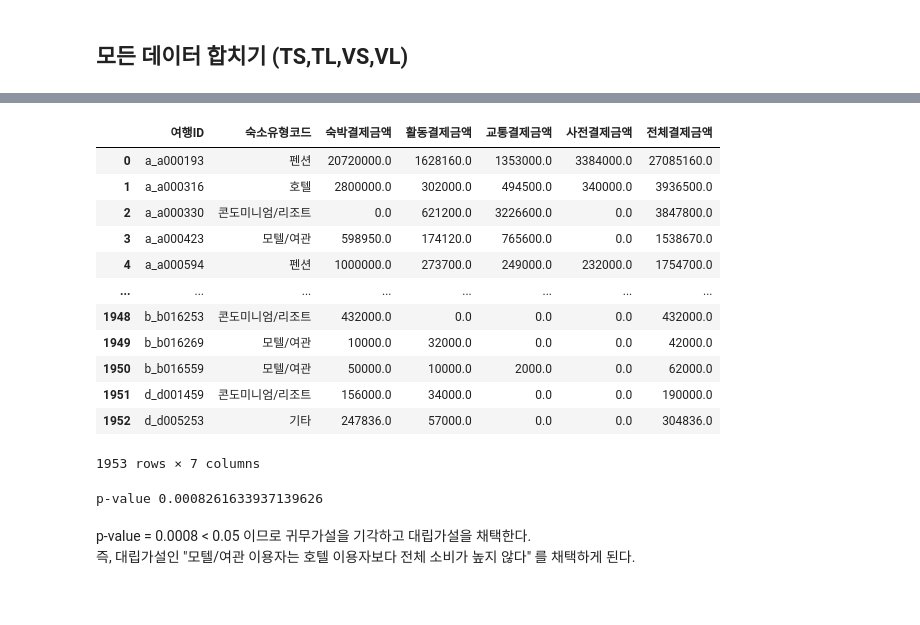
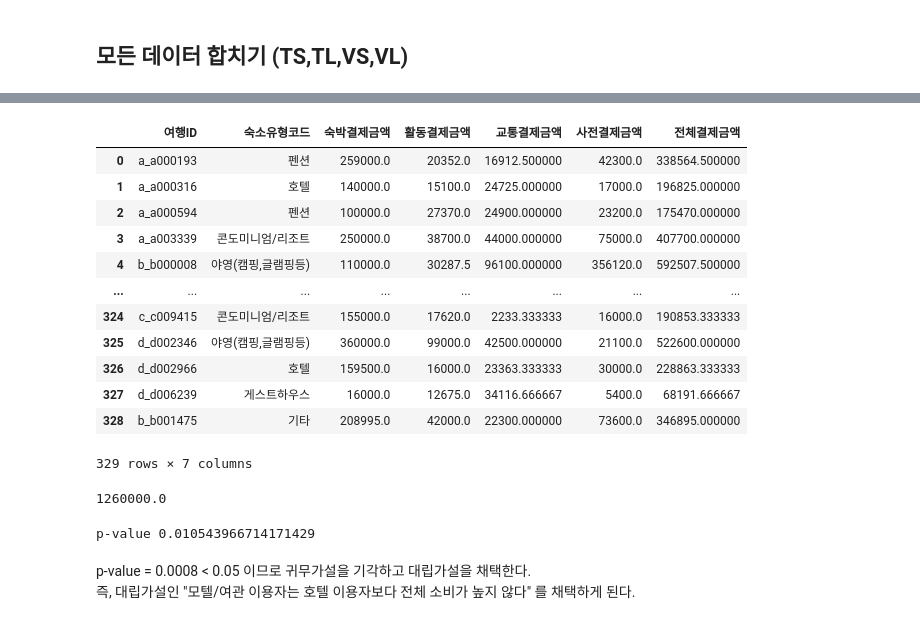
Before and after one commit to ssoom98/where2go, a Jupyter notebook: jang/preprocessing/Hypothesis.ipynb, the cells around one changed output, grey strips where cells are left out. Drawn from its saved outputs; the diff is of its cells as text; code cells hidden in the pictures.

```diff
--- a/jang/preprocessing/Hypothesis.ipynb
+++ b/jang/preprocessing/Hypothesis.ipynb
@@ -234,3 +227,7 @@ p-value = 0.002 < 0.05 이므로 귀무가설을 기각하고 대립가설을
 즉, 대림가설인 "모텔/여관 이용자는 호텔 이용자보다 전체 소비가 높지 않다" 를 채택하게 됩니다.
 # %% [markdown]
 ## 모든 데이터 합치기 (TS,TL,VS,VL)
+# %%
+file_path = r"C:\Users\hanaj\OneDrive\문서\[강남구혁신인재육성아카데미]데이터분석\미니프로젝트\국내여행로그데이터\동부권\TS_csv"
+accomm_con = pd.read_csv(file_path + r"\tn_travel_여행_B.csv")
+accomm_con.info()
@@ -349,49 +364,53 @@ for folder in subfolder:
     )
     pre_sel = pre_con[["여행ID", "결제금액_원"]].rename(
         columns={"결제금액_원": "사전결제금액"}
     )
 
     select_merge = accomm_sel.merge(active_sel, on="여행ID", how="outer")
     select_merge = select_merge.merge(trans_sel, on="여행ID", how="outer")
     select_merge = select_merge.merge(pre_sel, on="여행ID", how="outer")
     select_merge = select_merge.groupby("여행ID").agg(
         {
             "숙소유형코드": "first",  # 가장 앞에 있는 값
-            "숙박결제금액": "sum",
-            "활동결제금액": "sum",
-            "교통결제금액": "sum",
-            "사전결제금액": "sum",
+            "숙박결제금액": "mean",
+            "활동결제금액": "mean",
+            "교통결제금액": "mean",
+            "사전결제금액": "mean",
         }
     )
     select_merge["전체결제금액"] = (
         select_merge["숙박결제금액"]
         + select_merge["활동결제금액"]
         + select_merge["교통결제금액"]
         + select_merge["사전결제금액"]
     )
     select_merge = select_merge.dropna()
 
     code_B = pd.read_csv(file_path + r"\tc_codeb_코드B.csv")
 
     select_merge = dic_map(select_merge, "HTY", "숙소유형코드")
     all_merge_list.append(select_merge)
 
 final_result = pd.concat(all_merge_list).reset_index()
 display(final_result)
 # %% [output]
 |  | 여행ID | 숙소유형코드 | 숙박결제금액 | 활동결제금액 | 교통결제금액 | 사전결제금액 | 전체결제금액 |
-| 0 | a_a000193 | 펜션 | 20720000.0 | 1628160.0 | 1353000.0 | 3384000.0 | 27085160.0 |
-| 1 | a_a000316 | 호텔 | 2800000.0 | 302000.0 | 494500.0 | 340000.0 | 3936500.0 |
-| 2 | a_a000330 | 콘도미니엄/리조트 | 0.0 | 621200.0 | 3226600.0 | 0.0 | 3847800.0 |
-| 3 | a_a000423 | 모텔/여관 | 598950.0 | 174120.0 | 765600.0 | 0.0 | 1538670.0 |
-| 4 | a_a000594 | 펜션 | 1000000.0 | 273700.0 | 249000.0 | 232000.0 | 1754700.0 |
+| 0 | a_a000193 | 펜션 | 259000.0 | 20352.0 | 16912.500000 | 42300.0 | 338564.500000 |
+| 1 | a_a000316 | 호텔 | 140000.0 | 15100.0 | 24725.000000 | 17000.0 | 196825.000000 |
+| 2 | a_a000594 | 펜션 | 100000.0 | 27370.0 | 24900.000000 | 23200.0 | 175470.000000 |
+| 3 | a_a003339 | 콘도미니엄/리조트 | 250000.0 | 38700.0 | 44000.000000 | 75000.0 | 407700.000000 |
+| 4 | b_b000008 | 야영(캠핑,글램핑등) | 110000.0 | 30287.5 | 96100.000000 | 356120.0 | 592507.500000 |
 | ... | ... | ... | ... | ... | ... | ... | ... |
-| 1948 | b_b016253 | 콘도미니엄/리조트 | 432000.0 | 0.0 | 0.0 | 0.0 | 432000.0 |
-| 1949 | b_b016269 | 모텔/여관 | 10000.0 | 32000.0 | 0.0 | 0.0 | 42000.0 |
-| 1950 | b_b016559 | 모텔/여관 | 50000.0 | 10000.0 | 2000.0 | 0.0 | 62000.0 |
-| 1951 | d_d001459 | 콘도미니엄/리조트 | 156000.0 | 34000.0 | 0.0 | 0.0 | 190000.0 |
-| 1952 | d_d005253 | 기타 | 247836.0 | 57000.0 | 0.0 | 0.0 | 304836.0 |
+| 324 | c_c009415 | 콘도미니엄/리조트 | 155000.0 | 17620.0 | 2233.333333 | 16000.0 | 190853.333333 |
+| 325 | d_d002346 | 야영(캠핑,글램핑등) | 360000.0 | 99000.0 | 42500.000000 | 21100.0 | 522600.000000 |
+| 326 | d_d002966 | 호텔 | 159500.0 | 16000.0 | 23363.333333 | 30000.0 | 228863.333333 |
+| 327 | d_d006239 | 게스트하우스 | 16000.0 | 12675.0 | 34116.666667 | 5400.0 | 68191.666667 |
+| 328 | b_b001475 | 기타 | 208995.0 | 42000.0 | 22300.000000 | 73600.0 | 346895.000000 |
-1953 rows × 7 columns
+329 rows × 7 columns
+# %%
+final_result[final_result['숙소유형코드']=='호텔']['숙박결제금액'].max()
+# %% [output]
+1260000.0
 # %%
 HotelUser = final_result[final_result['숙소유형코드']=='호텔']['전체결제금액']
 MotelUser = final_result[final_result['숙소유형코드']=='모텔/여관']['전체결제금액']
@@ -401,7 +420,7 @@ from scipy.stats import ttest_ind
 t_stat, p_val = ttest_ind(HotelUser, MotelUser)
 print("p-value" , p_val)
 # %% [output]
-p-value 0.0008261633937139626
+p-value 0.010543966714171429
 # %% [markdown]
 p-value = 0.0008 < 0.05 이므로 귀무가설을 기각하고 대립가설을 채택한다.
 즉, 대립가설인 "모텔/여관 이용자는 호텔 이용자보다 전체 소비가 높지 않다" 를 채택하게 된다.
```
Also changed, not shown: parts of 5 cells of this notebook, 8 other files.
